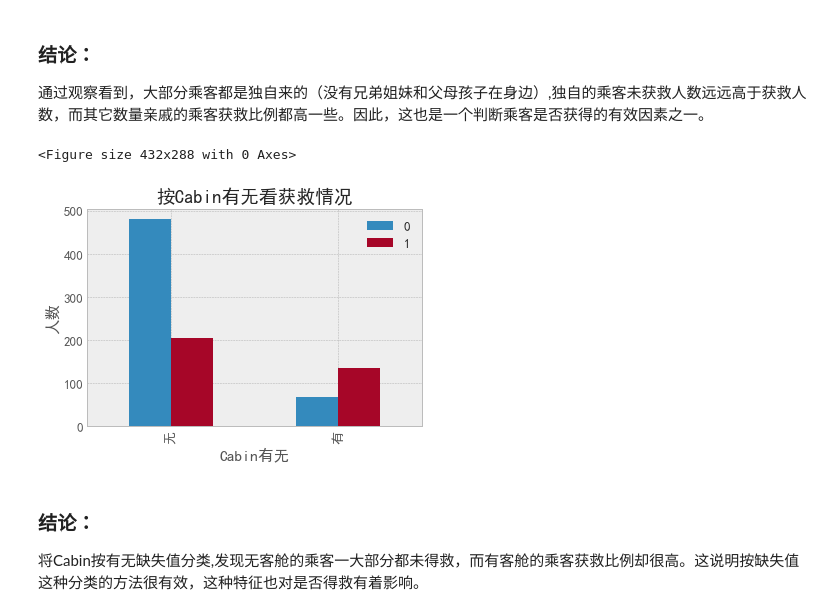
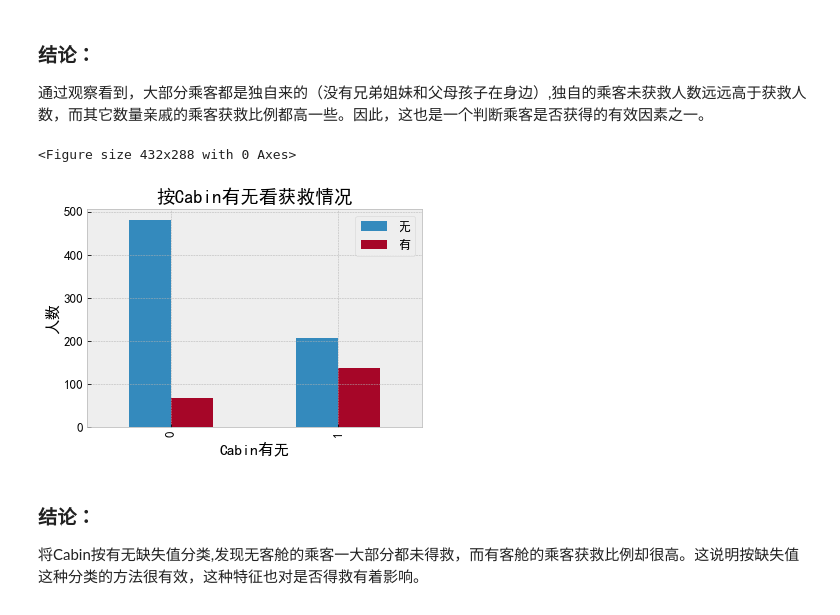
Before and after one commit to xiaoyusmd/taitanic_prediction, a Jupyter notebook: 泰坦尼克号生还者预测分析.ipynb, the cells around one changed output. Saved outputs shown, nothing was run; the diff lists cells and outputs as text; code cells hidden in the pictures.

```diff
--- a/泰坦尼克号生还者预测分析.ipynb
+++ b/泰坦尼克号生还者预测分析.ipynb
@@ -207,17 +231,17 @@ plt.show()
 # %%
 fig = plt.figure()
 # 客舱种类太多，因此将客舱先以有无信息来分类
 Survived_cabin = data_train.Survived[pd.notnull(data_train.Cabin)].value_counts()
 Survived_nocabin = data_train.Survived[pd.isnull(data_train.Cabin)].value_counts()
-df=pd.DataFrame({u'有':Survived_cabin, u'无':Survived_nocabin}).transpose()
+df=pd.DataFrame({u'有':Survived_cabin, u'无':Survived_nocabin})
 df.plot(kind='bar')
 plt.title(u"按Cabin有无看获救情况")
 plt.xlabel(u"Cabin有无")
 plt.ylabel(u"人数")
 plt.show()
 # %% [output]
 <Figure size 432x288 with 0 Axes>
-[figure, old version]
+[figure, new version]
 # %% [markdown]
 ### 结论：
 将Cabin按有无缺失值分类,发现无客舱的乘客一大部分都未得救，而有客舱的乘客获救比例却很高。这说明按缺失值这种分类的方法很有效，这种特征也对是否得救有着影响。
```
Also changed, not shown: parts of 53 cells of this notebook.
